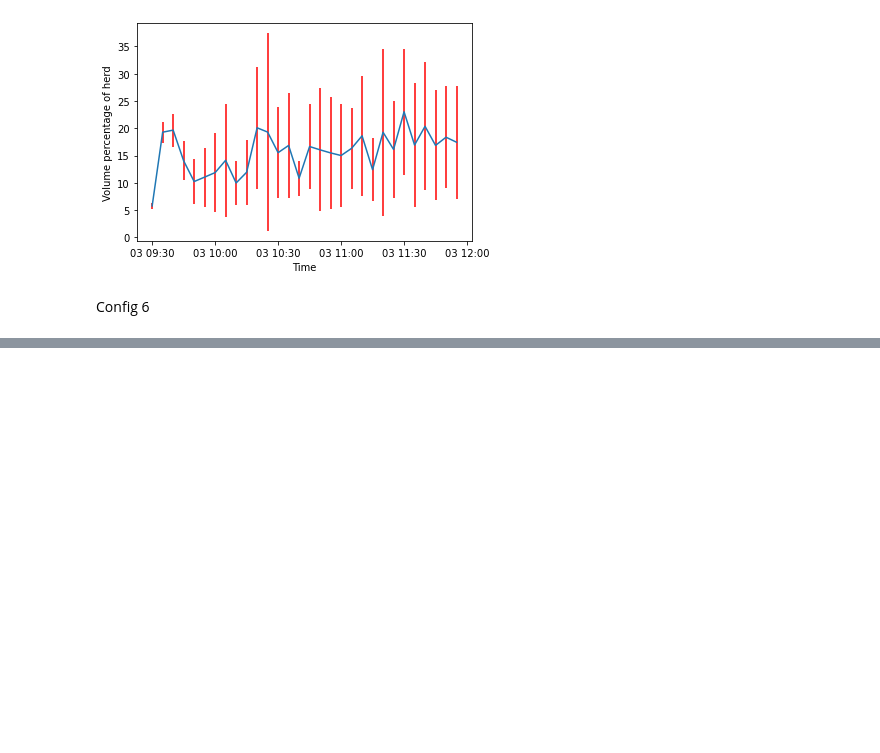
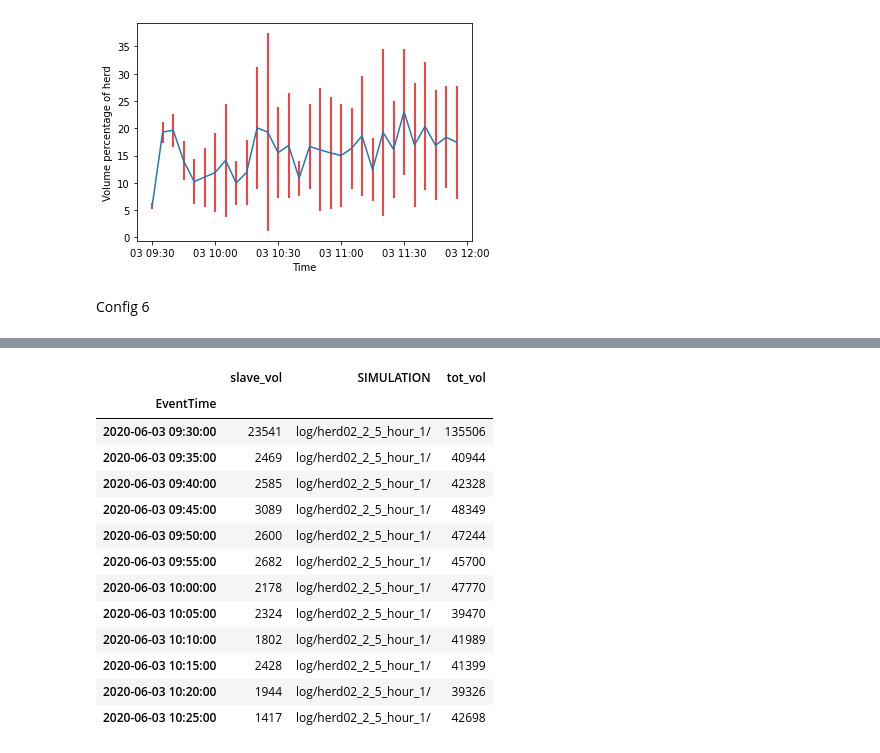
Before and after one commit to hogier/abides, a Jupyter notebook: explore.ipynb, the cells around one changed output, grey strips where cells are left out. Saved outputs shown, nothing was run; the diff lists cells and outputs as text; code cells hidden in the pictures; blank space fills up the shorter version.

```diff
--- a/explore.ipynb
+++ b/explore.ipynb
@@ -615,0 +664,25 @@ plt.show()
+# %%
+t = temp[temp.agent_id.isin(slave_ids)][['EventTime', 'quantity']].set_index('EventTime').resample('5T').sum()
+# %%
+t.rename(columns={'quantity': 'slave_vol'}, inplace=True)
+t1 = temp[temp.is_buy_order == True][['EventTime', 'quantity']].set_index('EventTime').resample('5T').sum()
+t1.rename(columns={"quantity": 'tot_vol'}, inplace=True)
+t['SIMULATION'] = path
+t['tot_vol'] = t1.tot_vol
+# %%
+t
+# %% [output]
+|  | slave_vol | SIMULATION | tot_vol |
+| EventTime |  |  |  |
+| 2020-06-03 09:30:00 | 23541 | log/herd02_2_5_hour_1/ | 135506 |
+| 2020-06-03 09:35:00 | 2469 | log/herd02_2_5_hour_1/ | 40944 |
+| 2020-06-03 09:40:00 | 2585 | log/herd02_2_5_hour_1/ | 42328 |
+| 2020-06-03 09:45:00 | 3089 | log/herd02_2_5_hour_1/ | 48349 |
+| 2020-06-03 09:50:00 | 2600 | log/herd02_2_5_hour_1/ | 47244 |
+| 2020-06-03 09:55:00 | 2682 | log/herd02_2_5_hour_1/ | 45700 |
+| 2020-06-03 10:00:00 | 2178 | log/herd02_2_5_hour_1/ | 47770 |
+| 2020-06-03 10:05:00 | 2324 | log/herd02_2_5_hour_1/ | 39470 |
+| 2020-06-03 10:10:00 | 1802 | log/herd02_2_5_hour_1/ | 41989 |
+| 2020-06-03 10:15:00 | 2428 | log/herd02_2_5_hour_1/ | 41399 |
+| 2020-06-03 10:20:00 | 1944 | log/herd02_2_5_hour_1/ | 39326 |
+| 2020-06-03 10:25:00 | 1417 | log/herd02_2_5_hour_1/ | 42698 |
```
Also changed, not shown: parts of 12 cells of this notebook, 4 other files.
